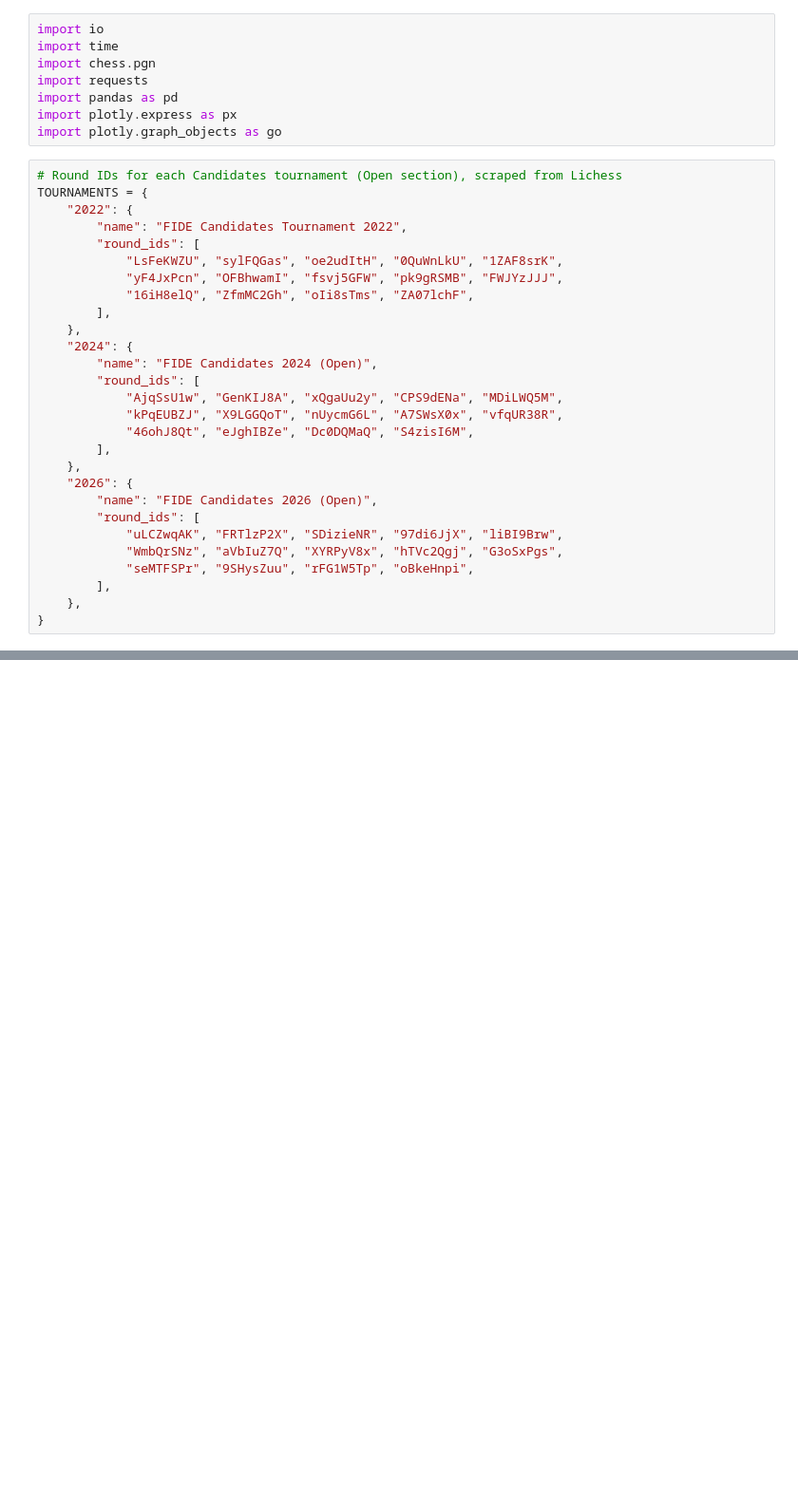
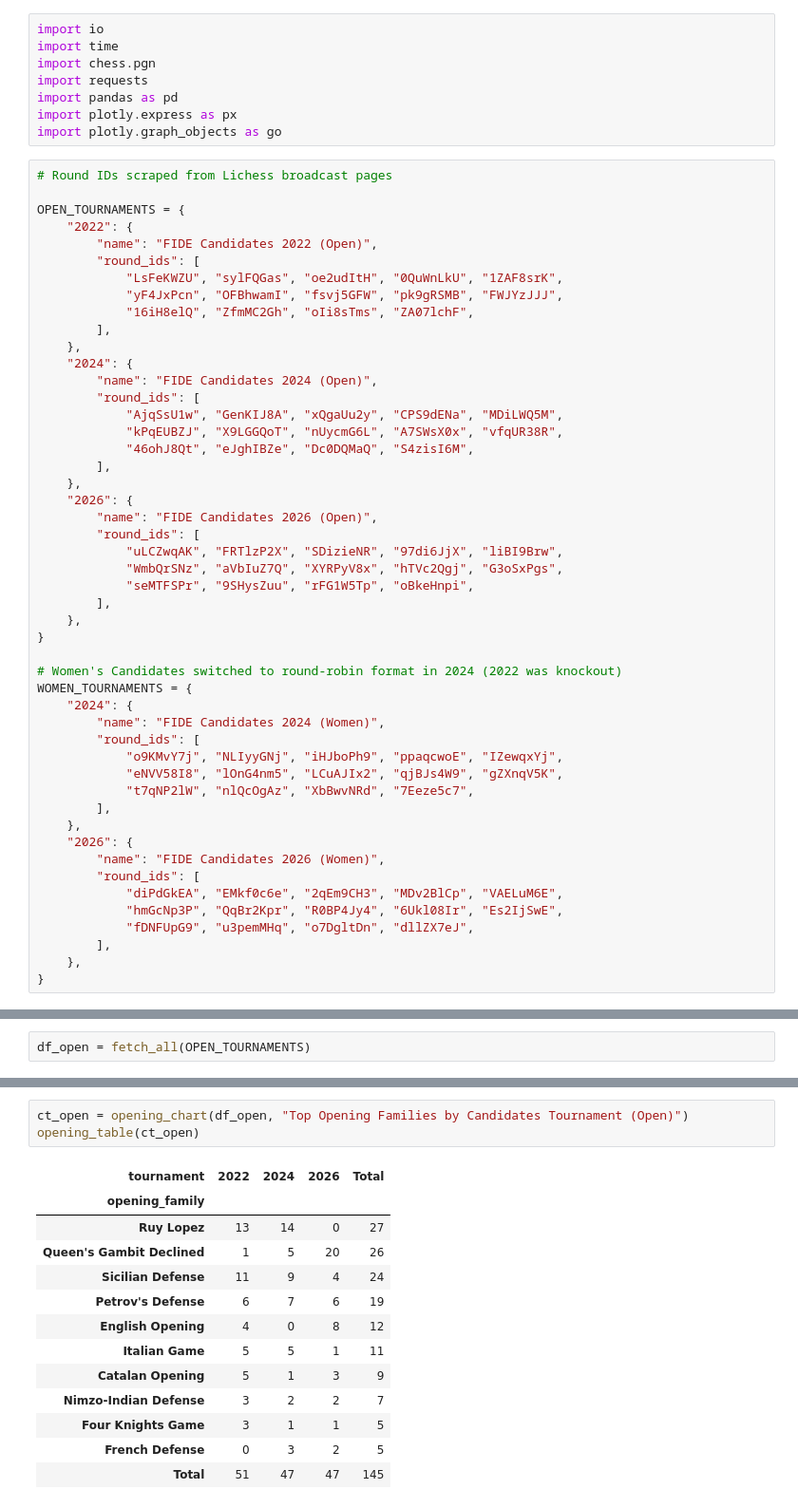
Before and after one commit to pwsiegel/candidates-data, a Jupyter notebook: candidates_openings.ipynb, the cells around one changed output, grey strips where cells are left out. Shown at 95% size. Cells and saved outputs as stored; diff of their text form; blank space fills up the shorter version.

Commit message:
Add women's section and combined totals

```diff
--- a/candidates_openings.ipynb
+++ b/candidates_openings.ipynb
@@ -11,10 +11,11 @@ import pandas as pd
 import plotly.express as px
 import plotly.graph_objects as go
 # %%
-# Round IDs for each Candidates tournament (Open section), scraped from Lichess
-TOURNAMENTS = {
+# Round IDs scraped from Lichess broadcast pages
+
+OPEN_TOURNAMENTS = {
     "2022": {
-        "name": "FIDE Candidates Tournament 2022",
+        "name": "FIDE Candidates 2022 (Open)",
         "round_ids": [
             "LsFeKWZU", "sylFQGas", "oe2udItH", "0QuWnLkU", "1ZAF8srK",
             "yF4JxPcn", "OFBhwamI", "fsvj5GFW", "pk9gRSMB", "FWJYzJJJ",
@@ -38,6 +39,26 @@ TOURNAMENTS = {
         ],
     },
 }
+
+# Women's Candidates switched to round-robin format in 2024 (2022 was knockout)
+WOMEN_TOURNAMENTS = {
+    "2024": {
+        "name": "FIDE Candidates 2024 (Women)",
+        "round_ids": [
+            "o9KMvY7j", "NLIyyGNj", "iHJboPh9", "ppaqcwoE", "IZewqxYj",
+            "eNVV58I8", "lOnG4nm5", "LCuAJIx2", "qjBJs4W9", "gZXnqV5K",
+            "t7qNP2lW", "nlQcOgAz", "XbBwvNRd", "7Eeze5c7",
+        ],
+    },
+    "2026": {
+        "name": "FIDE Candidates 2026 (Women)",
+        "round_ids": [
+            "diPdGkEA", "EMkf0c6e", "2qEm9CH3", "MDv2BlCp", "VAELuM6E",
+            "hmGcNp3P", "QqBr2Kpr", "R0BP4Jy4", "6Ukl08Ir", "Es2IjSwE",
+            "fDNFUpG9", "u3pemMHq", "o7DgltDn", "dllZX7eJ",
+        ],
+    },
+}
 # %%
 def fetch_round_pgn(round_id: str) -> str:
     """Fetch PGN text for a single broadcast round from Lichess."""
@@ -185,0 +135,2 @@ print("\n".join(lines))
+# %%
+df_open = fetch_all(OPEN_TOURNAMENTS)
@@ -185,0 +157,17 @@ print("\n".join(lines))
+# %%
+ct_open = opening_chart(df_open, "Top Opening Families by Candidates Tournament (Open)")
+opening_table(ct_open)
+# %% [output]
+| tournament | 2022 | 2024 | 2026 | Total |
+| opening_family |  |  |  |  |
+| Ruy Lopez | 13 | 14 | 0 | 27 |
+| Queen's Gambit Declined | 1 | 5 | 20 | 26 |
+| Sicilian Defense | 11 | 9 | 4 | 24 |
+| Petrov's Defense | 6 | 7 | 6 | 19 |
+| English Opening | 4 | 0 | 8 | 12 |
+| Italian Game | 5 | 5 | 1 | 11 |
+| Catalan Opening | 5 | 1 | 3 | 9 |
+| Nimzo-Indian Defense | 3 | 2 | 2 | 7 |
+| Four Knights Game | 3 | 1 | 1 | 5 |
+| French Defense | 0 | 3 | 2 | 5 |
+| Total | 51 | 47 | 47 | 145 |
```
Also changed, not shown: parts of 14 cells of this notebook.
